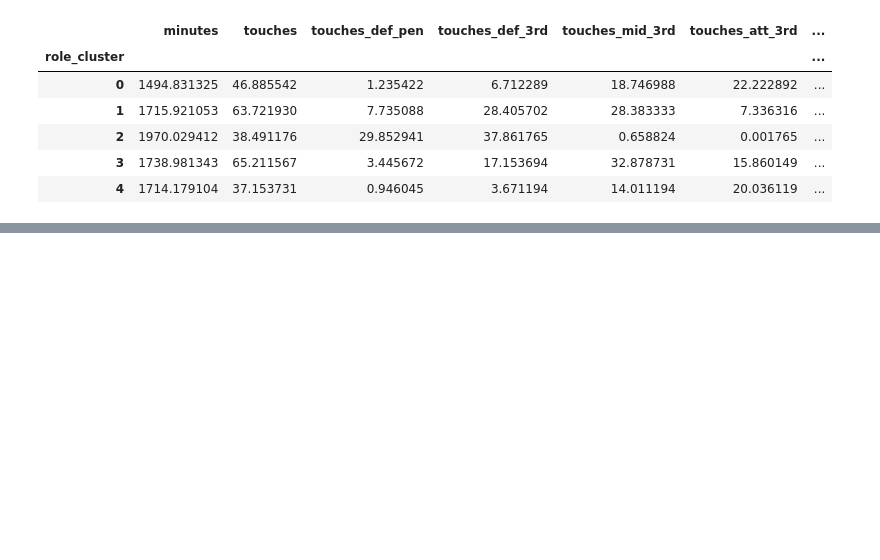
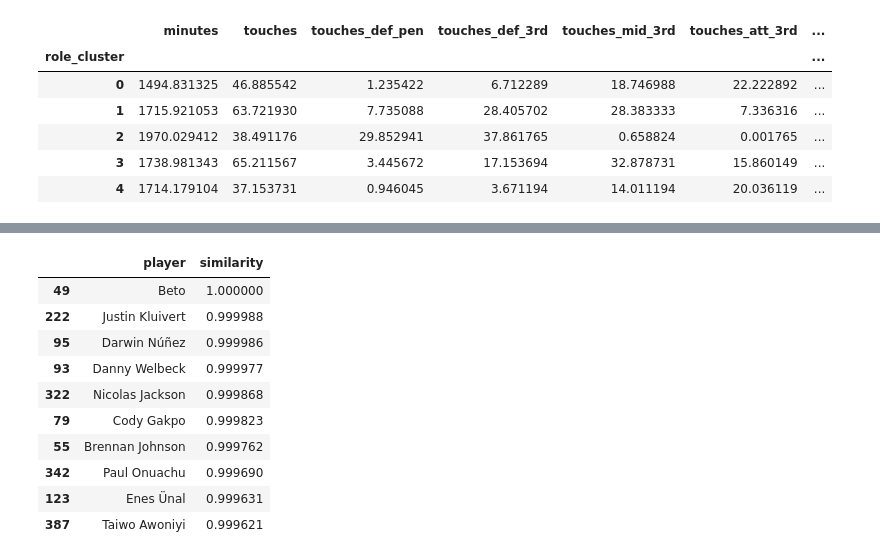
Before and after one commit to Matre5/player-role-profiler, a Jupyter notebook: notebooks/01_player_role_geometry.ipynb, the cells around one changed output, grey strips where cells are left out. Cells and saved outputs as stored; diff of their text form; code cells hidden in the pictures; blank space fills up the shorter version.

```diff
--- a/notebooks/01_player_role_geometry.ipynb
+++ b/notebooks/01_player_role_geometry.ipynb
@@ -816,0 +875,32 @@ cluster_profile
+# %%
+def similar_players(player_name, df, top_n=10):
+    role = df.loc[df["player"] == player_name, "role_name"].values[0]
+    role_df = df[df["role_name"] == role]
+
+    vectors = role_df[["PC1", "PC2"]]
+    sims = cosine_similarity(vectors, vectors)
+
+    idx = role_df.index[role_df["player"] == player_name][0]
+    scores = sims[role_df.index.get_loc(idx)]
+
+    result = (
+        role_df.assign(similarity=scores)
+        .sort_values("similarity", ascending=False)
+        .iloc[1:top_n+1][["player", "similarity"]]
+    )
+
+    return result
+# %%
+similar_players("Mohamed Salah", pca_df)
+# %% [output]
+|  | player | similarity |
+| 49 | Beto | 1.000000 |
+| 222 | Justin Kluivert | 0.999988 |
+| 95 | Darwin Núñez | 0.999986 |
+| 93 | Danny Welbeck | 0.999977 |
+| 322 | Nicolas Jackson | 0.999868 |
+| 79 | Cody Gakpo | 0.999823 |
+| 55 | Brennan Johnson | 0.999762 |
+| 342 | Paul Onuachu | 0.999690 |
+| 123 | Enes Ünal | 0.999631 |
+| 387 | Taiwo Awoniyi | 0.999621 |
```
Also changed, not shown: parts of 10 cells of this notebook, 7 other files.
